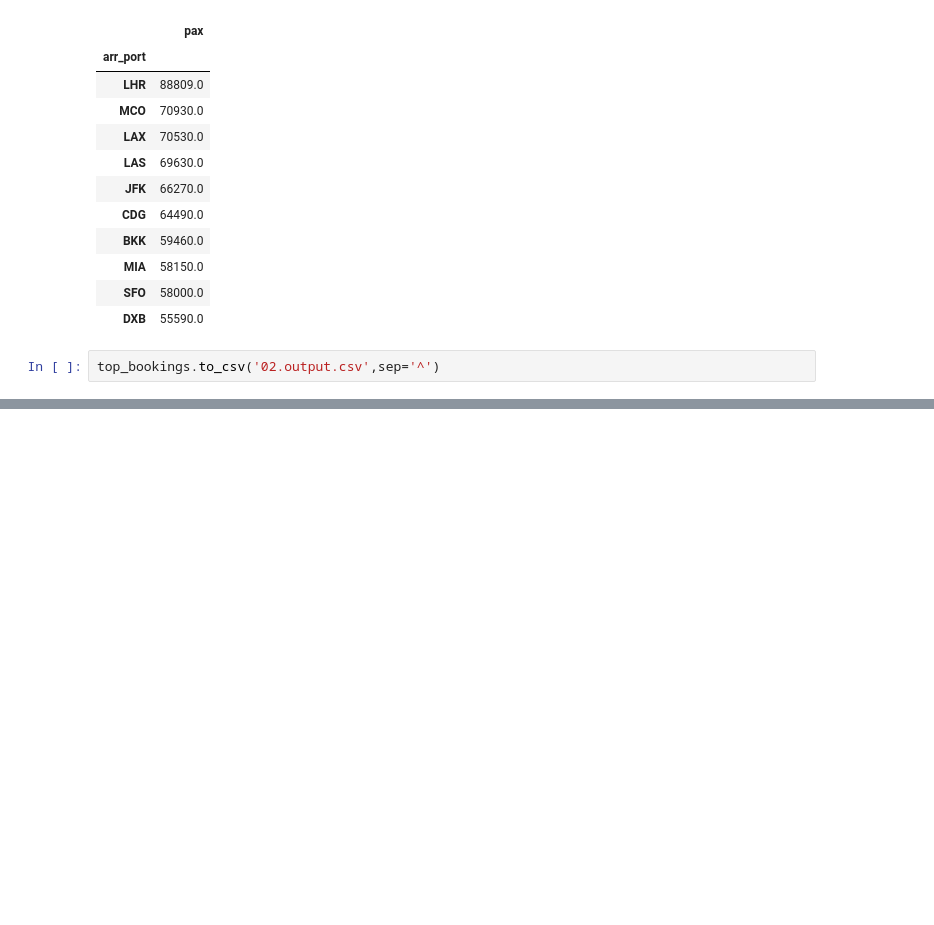
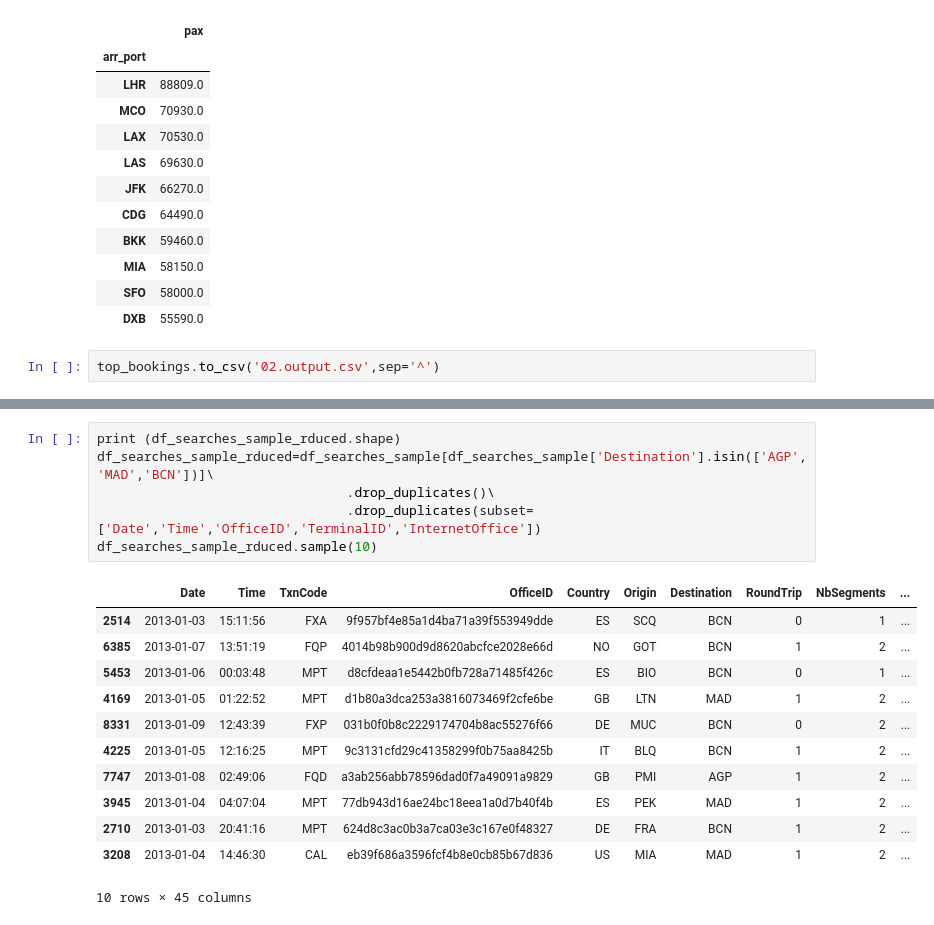
Before and after one commit to bdeotto/reto_Amadeus, a Jupyter notebook: reto_Amadeus.ipynb, the cells around one changed output, grey strips where cells are left out. Cells and saved outputs as stored; diff of their text form; blank space fills up the shorter version.

```diff
--- a/reto_Amadeus.ipynb
+++ b/reto_Amadeus.ipynb
@@ -275,0 +342,19 @@ top_bookings.to_csv('02.output.csv',sep='^')
+# %%
+print (df_searches_sample_rduced.shape)
+df_searches_sample_rduced=df_searches_sample[df_searches_sample['Destination'].isin(['AGP','MAD','BCN'])]\
+                                .drop_duplicates()\
+                                .drop_duplicates(subset=['Date','Time','OfficeID','TerminalID','InternetOffice'])
+df_searches_sample_rduced.sample(10)
+# %% [output]
+|  | Date | Time | TxnCode | OfficeID | Country | Origin | Destination | RoundTrip | NbSegments | ... |
+| 2514 | 2013-01-03 | 15:11:56 | FXA | 9f957bf4e85a1d4ba71a39f553949dde | ES | SCQ | BCN | 0 | 1 | ... |
+| 6385 | 2013-01-07 | 13:51:19 | FQP | 4014b98b900d9d8620abcfce2028e66d | NO | GOT | BCN | 1 | 2 | ... |
+| 5453 | 2013-01-06 | 00:03:48 | MPT | d8cfdeaa1e5442b0fb728a71485f426c | ES | BIO | BCN | 0 | 1 | ... |
+| 4169 | 2013-01-05 | 01:22:52 | MPT | d1b80a3dca253a3816073469f2cfe6be | GB | LTN | MAD | 1 | 2 | ... |
+| 8331 | 2013-01-09 | 12:43:39 | FXP | 031b0f0b8c2229174704b8ac55276f66 | DE | MUC | BCN | 0 | 2 | ... |
+| 4225 | 2013-01-05 | 12:16:25 | MPT | 9c3131cfd29c41358299f0b75aa8425b | IT | BLQ | BCN | 1 | 2 | ... |
+| 7747 | 2013-01-08 | 02:49:06 | FQD | a3ab256abb78596dad0f7a49091a9829 | GB | PMI | AGP | 1 | 2 | ... |
+| 3945 | 2013-01-04 | 04:07:04 | MPT | 77db943d16ae24bc18eea1a0d7b40f4b | ES | PEK | MAD | 1 | 2 | ... |
+| 2710 | 2013-01-03 | 20:41:16 | MPT | 624d8c3ac0b3a7ca03e3c167e0f48327 | DE | FRA | BCN | 1 | 2 | ... |
+| 3208 | 2013-01-04 | 14:46:30 | CAL | eb39f686a3596fcf4b8e0cb85b67d836 | US | MIA | MAD | 1 | 2 | ... |
+10 rows × 45 columns
```
Also changed, not shown: parts of 9 cells of this notebook.
